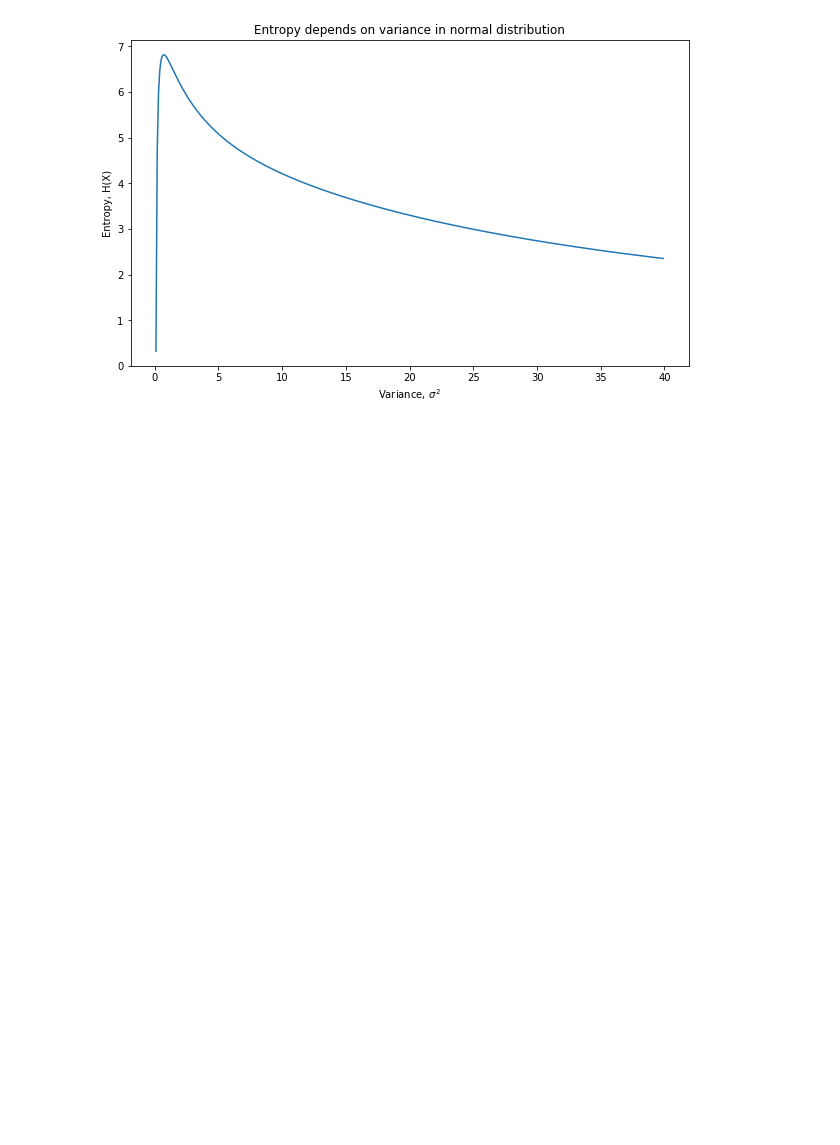
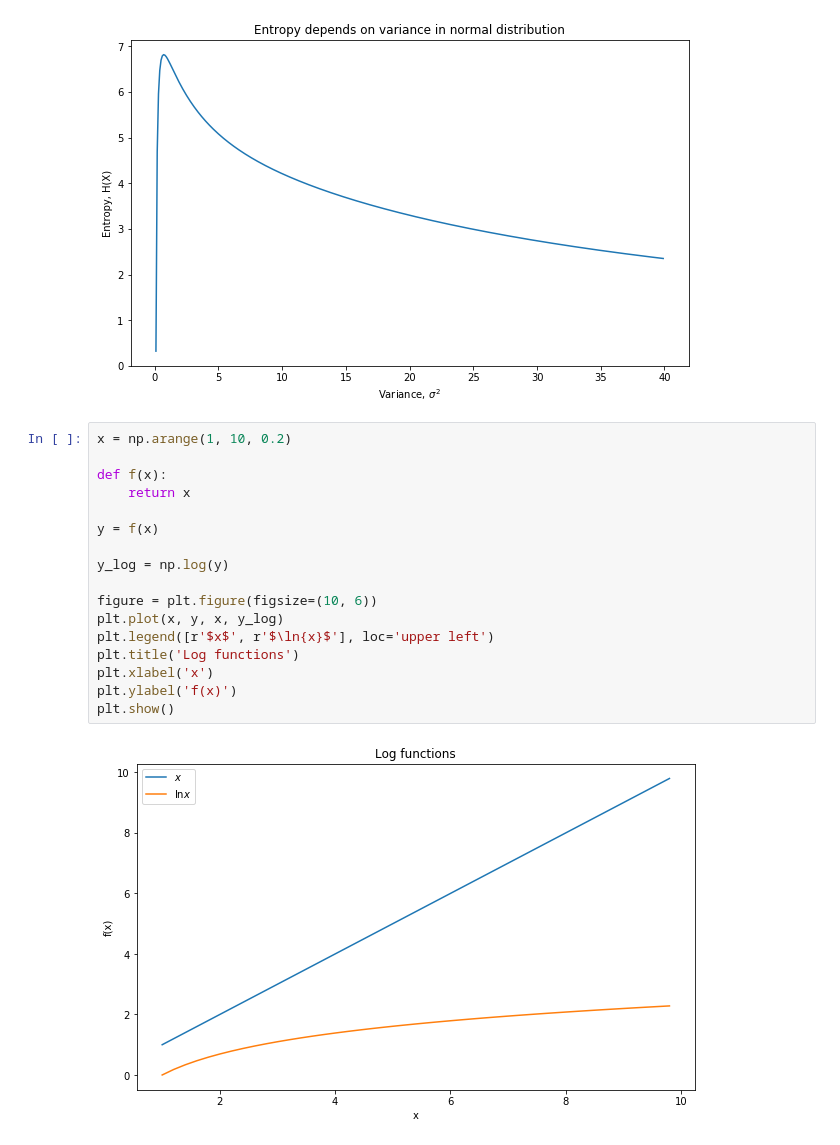
Before and after one commit to MoonL1ght/ML-Things, a Jupyter notebook: Math/Probability Theory and Statistics.ipynb, the cells around one changed output. Cells and saved outputs as stored; diff of their text form; blank space fills up the shorter version.

```diff
--- a/Math/Probability Theory and Statistics.ipynb
+++ b/Math/Probability Theory and Statistics.ipynb
@@ -68,3 +69,22 @@ plt.show()
 # %% [output]
 [figure]
 [figure]
+# %%
+x = np.arange(1, 10, 0.2)
+
+def f(x):
+    return x
+
+y = f(x)
+
+y_log = np.log(y)
+
+figure = plt.figure(figsize=(10, 6))
+plt.plot(x, y, x, y_log)
+plt.legend([r'$x$', r'$\ln{x}$'], loc='upper left')
+plt.title('Log functions')
+plt.xlabel('x')
+plt.ylabel('f(x)')
+plt.show()
+# %% [output]
+[figure, added]
```
Also changed, not shown: parts of 3 cells of this notebook.
